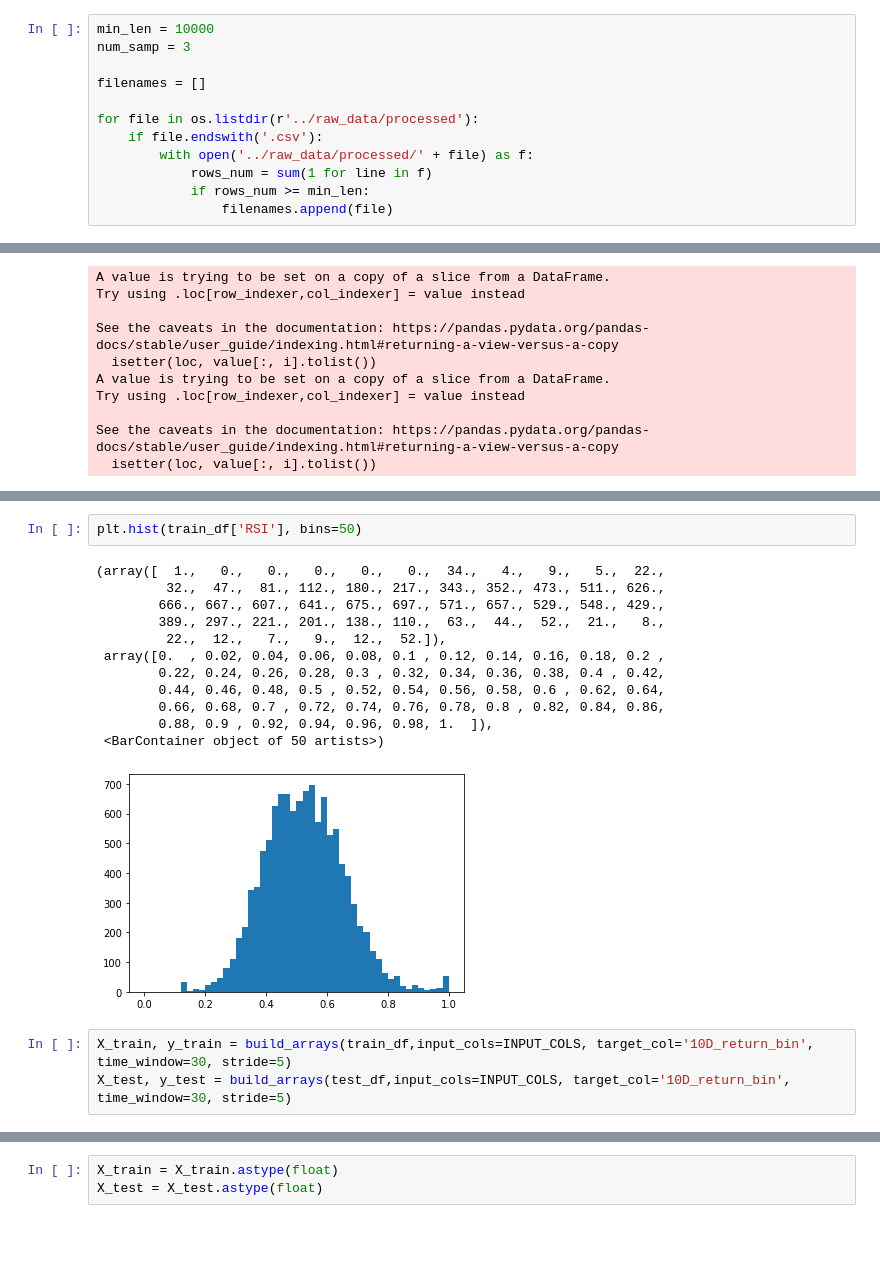
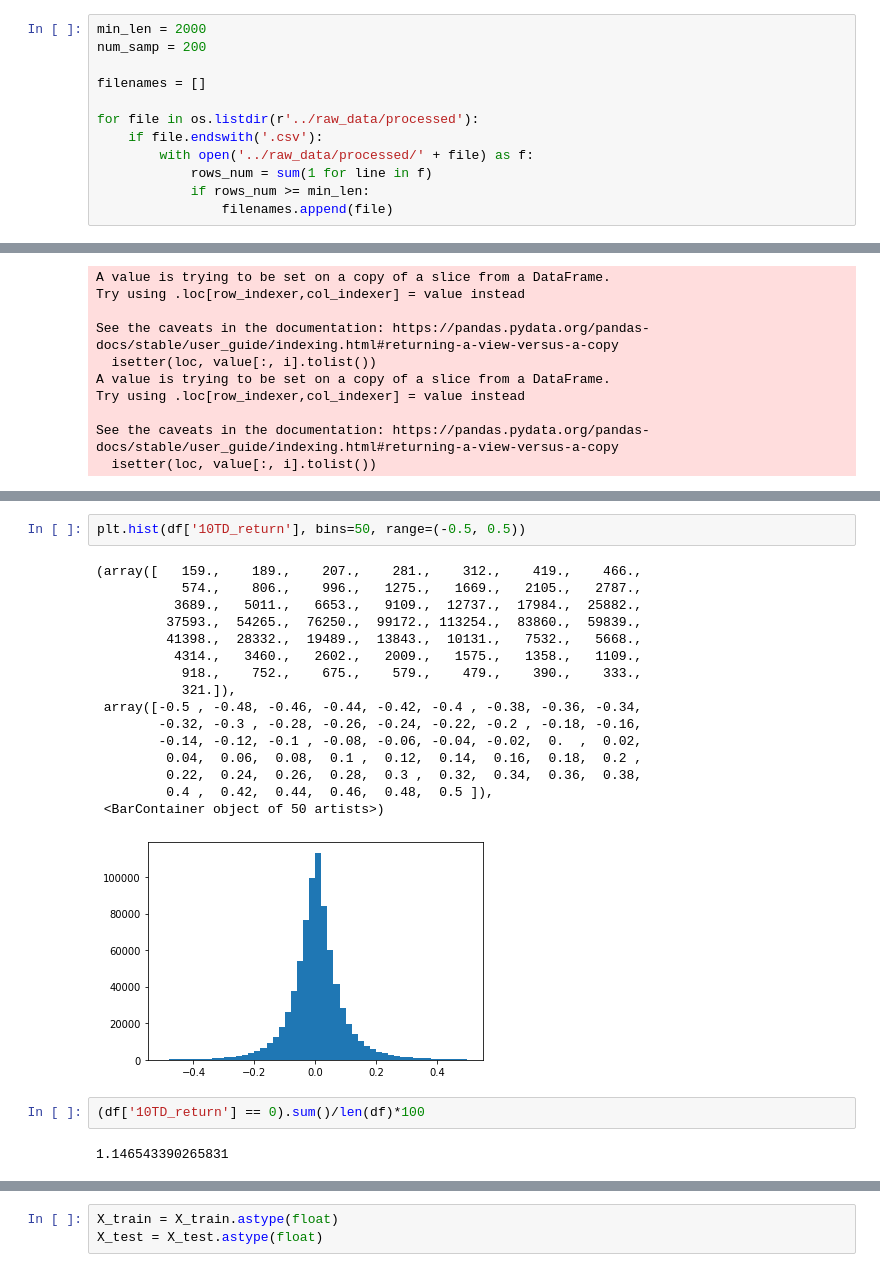
Before and after one commit to marcin-sobocinski/mlchartist, a Jupyter notebook: notebooks/first_model_marcin.ipynb, the cells around one changed output, grey strips where cells are left out. Saved outputs shown, nothing was run; the diff lists cells and outputs as text; blank space fills up the shorter version.

```diff
--- a/notebooks/first_model_marcin.ipynb
+++ b/notebooks/first_model_marcin.ipynb
@@ -9,6 +9,6 @@ from sklearn.preprocessing import StandardScaler, MinMaxScaler
 # %%
-min_len = 10000
-num_samp = 3
+min_len = 2000
+num_samp = 200
 
 filenames = []
 
@@ -91,18 +126,23 @@ train_df
 # %%
-plt.hist(train_df['RSI'], bins=50)
+plt.hist(df['10TD_return'], bins=50, range=(-0.5, 0.5))
 # %% [output]
-(array([  1.,   0.,   0.,   0.,   0.,   0.,  34.,   4.,   9.,   5.,  22.,
-         32.,  47.,  81., 112., 180., 217., 343., 352., 473., 511., 626.,
-        666., 667., 607., 641., 675., 697., 571., 657., 529., 548., 429.,
-        389., 297., 221., 201., 138., 110.,  63.,  44.,  52.,  21.,   8.,
-         22.,  12.,   7.,   9.,  12.,  52.]),
- array([0.  , 0.02, 0.04, 0.06, 0.08, 0.1 , 0.12, 0.14, 0.16, 0.18, 0.2 ,
-        0.22, 0.24, 0.26, 0.28, 0.3 , 0.32, 0.34, 0.36, 0.38, 0.4 , 0.42,
-        0.44, 0.46, 0.48, 0.5 , 0.52, 0.54, 0.56, 0.58, 0.6 , 0.62, 0.64,
-        0.66, 0.68, 0.7 , 0.72, 0.74, 0.76, 0.78, 0.8 , 0.82, 0.84, 0.86,
-        0.88, 0.9 , 0.92, 0.94, 0.96, 0.98, 1.  ]),
+(array([   159.,    189.,    207.,    281.,    312.,    419.,    466.,
+           574.,    806.,    996.,   1275.,   1669.,   2105.,   2787.,
+          3689.,   5011.,   6653.,   9109.,  12737.,  17984.,  25882.,
+         37593.,  54265.,  76250.,  99172., 113254.,  83860.,  59839.,
+         41398.,  28332.,  19489.,  13843.,  10131.,   7532.,   5668.,
+          4314.,   3460.,   2602.,   2009.,   1575.,   1358.,   1109.,
+           918.,    752.,    675.,    579.,    479.,    390.,    333.,
+           321.]),
+ array([-0.5 , -0.48, -0.46, -0.44, -0.42, -0.4 , -0.38, -0.36, -0.34,
+        -0.32, -0.3 , -0.28, -0.26, -0.24, -0.22, -0.2 , -0.18, -0.16,
+        -0.14, -0.12, -0.1 , -0.08, -0.06, -0.04, -0.02,  0.  ,  0.02,
+         0.04,  0.06,  0.08,  0.1 ,  0.12,  0.14,  0.16,  0.18,  0.2 ,
+         0.22,  0.24,  0.26,  0.28,  0.3 ,  0.32,  0.34,  0.36,  0.38,
+         0.4 ,  0.42,  0.44,  0.46,  0.48,  0.5 ]),
  <BarContainer object of 50 artists>)
-[figure, old version]
+[figure, new version]
-# %%
-X_train, y_train = build_arrays(train_df,input_cols=INPUT_COLS, target_col='10D_return_bin', time_window=30, stride=5)
-X_test, y_test = build_arrays(test_df,input_cols=INPUT_COLS, target_col='10D_return_bin', time_window=30, stride=5)
+# %%
+(df['10TD_return'] == 0).sum()/len(df)*100
+# %% [output]
+1.146543390265831
```
Also changed, not shown: parts of 26 cells of this notebook.
